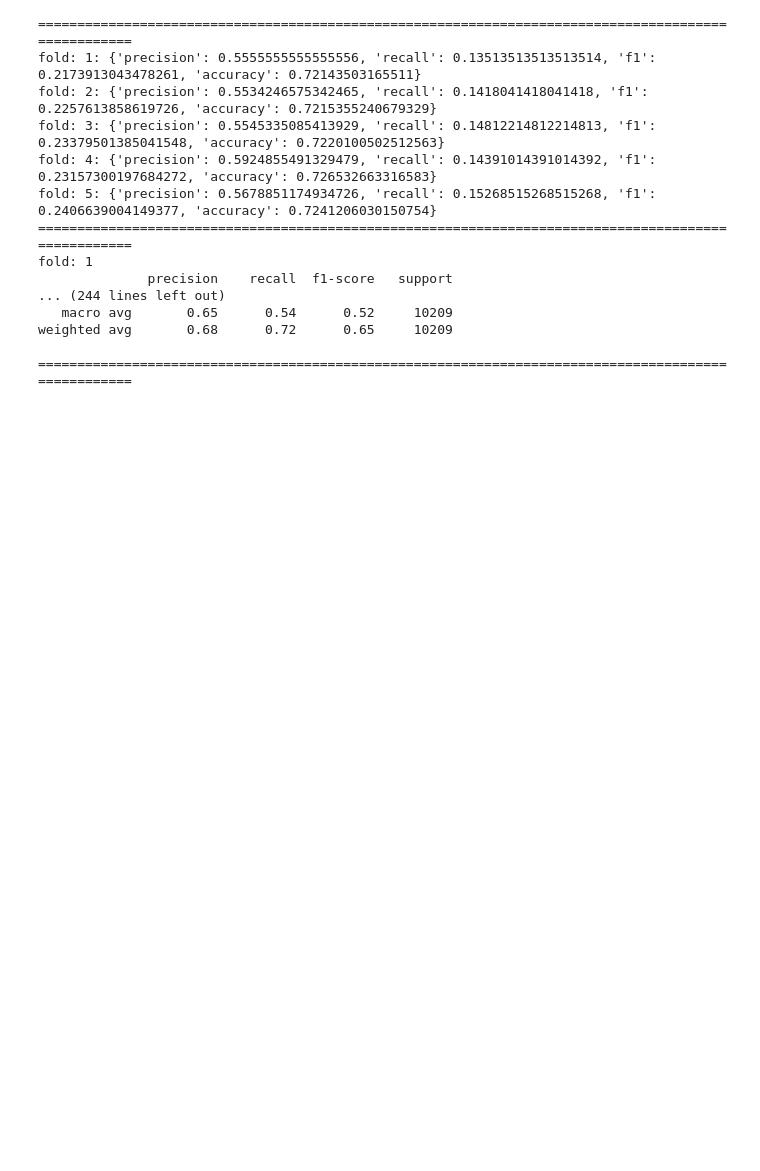
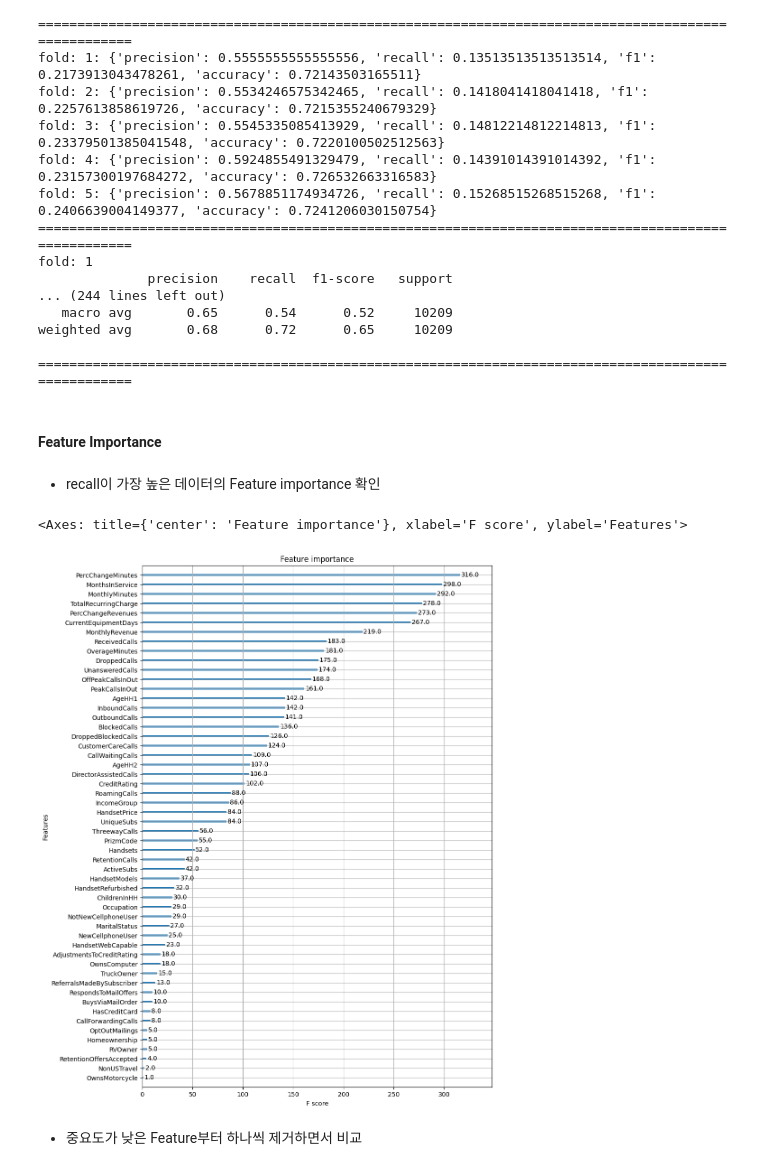
Before and after one commit to SKNETWORKS-FAMILY-AICAMP/SKN04-2nd-5Team, a Jupyter notebook: xgboost.ipynb, the cells around one changed output. Drawn from its saved outputs; the diff is of its cells as text; code cells hidden in the pictures; blank space fills up the shorter version.

Commit message:
feat: feature importance항목 추가 feature importance확인하고 중요도가 낮은것부터 줄여나가며 결과 비교

```diff
--- a/xgboost.ipynb
+++ b/xgboost.ipynb
@@ -204,3 +205,28 @@ fold: 1
 weighted avg       0.68      0.72      0.65     10209
 
 ====================================================================================================
+# %% [markdown]
+#### Feature Importance
+# %% [markdown]
+- recall이 가장 높은 데이터의 Feature importance 확인
+# %%
+best_param = {'learning_rate': 0.1005721895883048, 'max_depth': 5, 'max_leaves': 494, 'n_estimators': 194}
+# %%
+drop_na_train, temp = train_test_split(drop_na_data, test_size=0.4, random_state=0)
+drop_na_valid, drop_na_test = train_test_split(temp, test_size=0.5, random_state=0)
+xgb = xgboost.XGBClassifier(
+            **best_param,
+            random_state=0
+        )
+xgb.fit(
+    drop_na_train.drop(columns=['Churn']), drop_na_train['Churn'],
+    eval_set=[(drop_na_valid.drop(columns=['Churn']), drop_na_valid['Churn'])],
+    verbose=0
+)
+plt.rcParams["figure.figsize"] = (10, 15)
+xgboost.plot_importance(xgb)
+# %% [output]
+<Axes: title={'center': 'Feature importance'}, xlabel='F score', ylabel='Features'>
+[figure, added]
+# %% [markdown]
+- 중요도가 낮은 Feature부터 하나씩 제거하면서 비교
```
Also changed, not shown: parts of 5 cells of this notebook.
